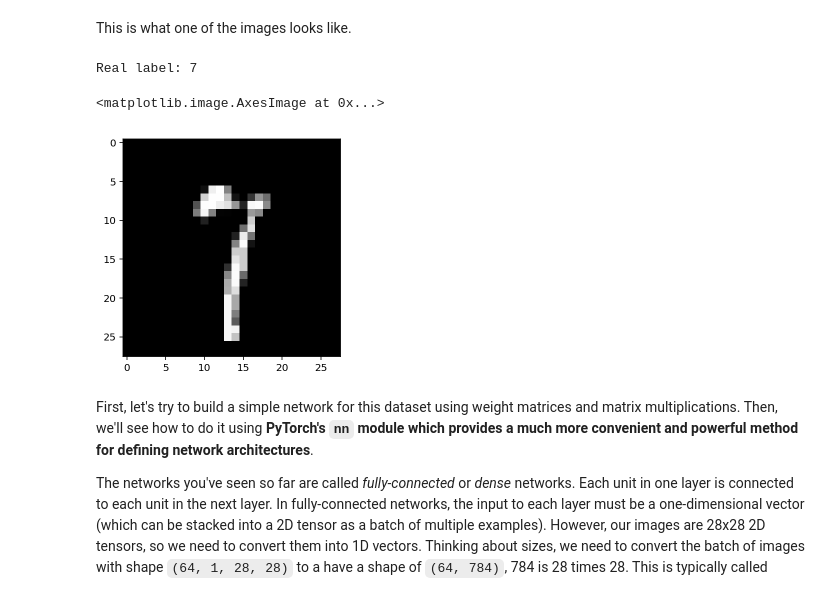
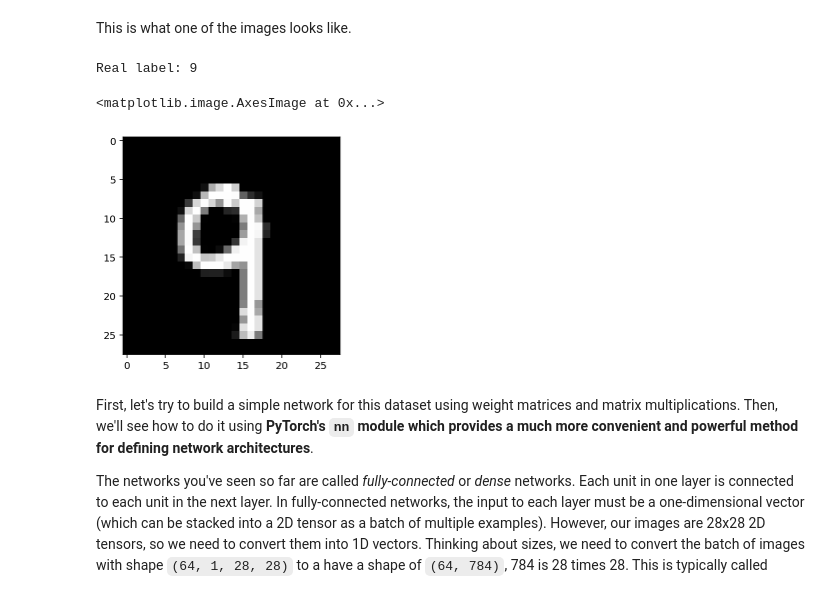
Before and after one commit to AMMI-NLP-Study-Group/AMMI-Ghana-2019-2020, a Jupyter notebook: PyTorch Materials/Intro-to-PyTorch/Part 2 - Neural Networks in PyTorch (Exercises).ipynb, the cells around one changed output. Cells and saved outputs as stored; diff of their text form; code cells hidden in the pictures.

```diff
--- a/PyTorch Materials/Intro-to-PyTorch/Part 2 - Neural Networks in PyTorch (Exercises).ipynb
+++ b/PyTorch Materials/Intro-to-PyTorch/Part 2 - Neural Networks in PyTorch (Exercises).ipynb
@@ -58,14 +69,14 @@ torch.Size([64])
 # %% [markdown]
 This is what one of the images looks like.
 # %%
-print(f'Real label: {labels[1].numpy()}')
+print(f'Real label: {labels[0].numpy()}')
 # %% [output]
-Real label: 7
+Real label: 9
 # %%
-plt.imshow(images[1].numpy().squeeze(), cmap='Greys_r')
+plt.imshow(images[0].numpy().squeeze(), cmap='Greys_r')
 # %% [output]
 <matplotlib.image.AxesImage at 0x...>
-[figure, old version]
+[figure, new version]
 # %% [markdown]
 First, let's try to build a simple network for this dataset using weight matrices and matrix multiplications. Then, we'll see how to do it using **PyTorch's `nn` module which provides a much more convenient and powerful method for defining network architectures**.
 
```
Also changed, not shown: parts of 1 cell of this notebook.
